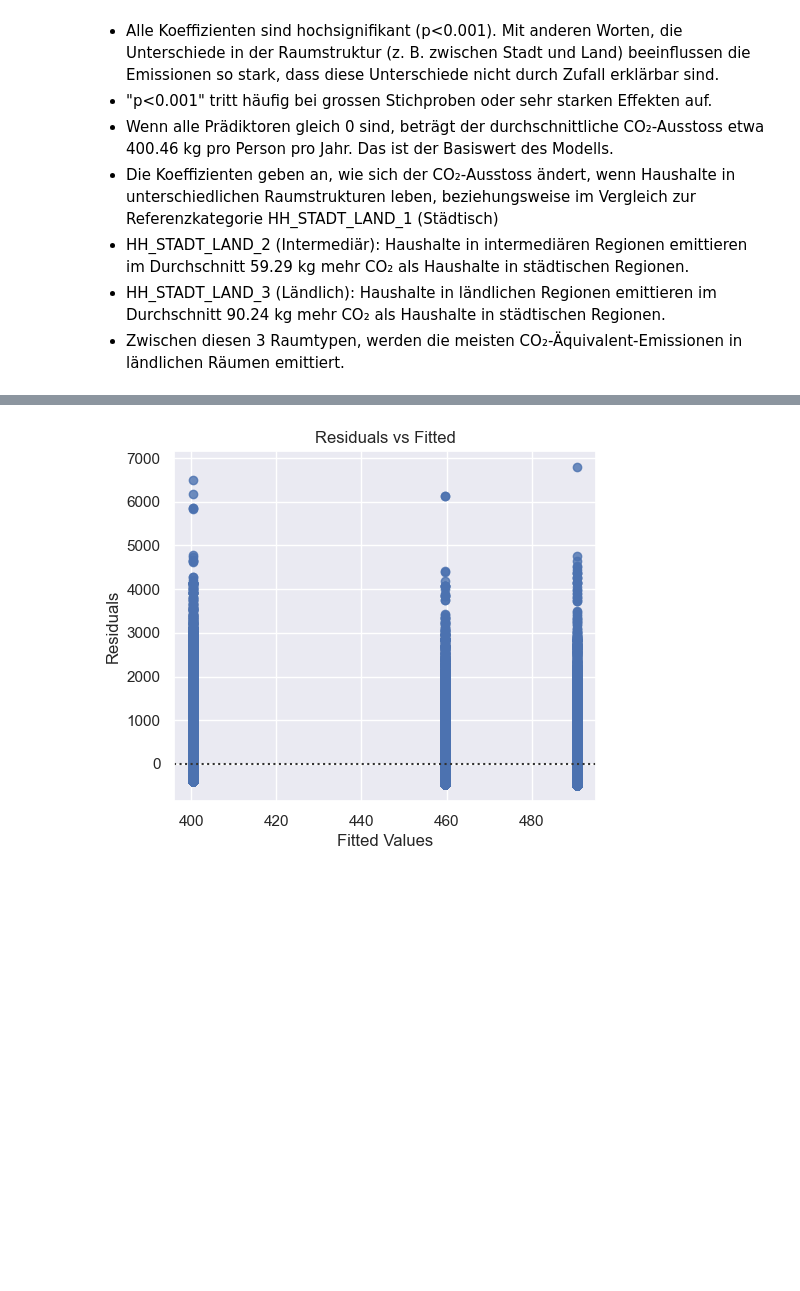
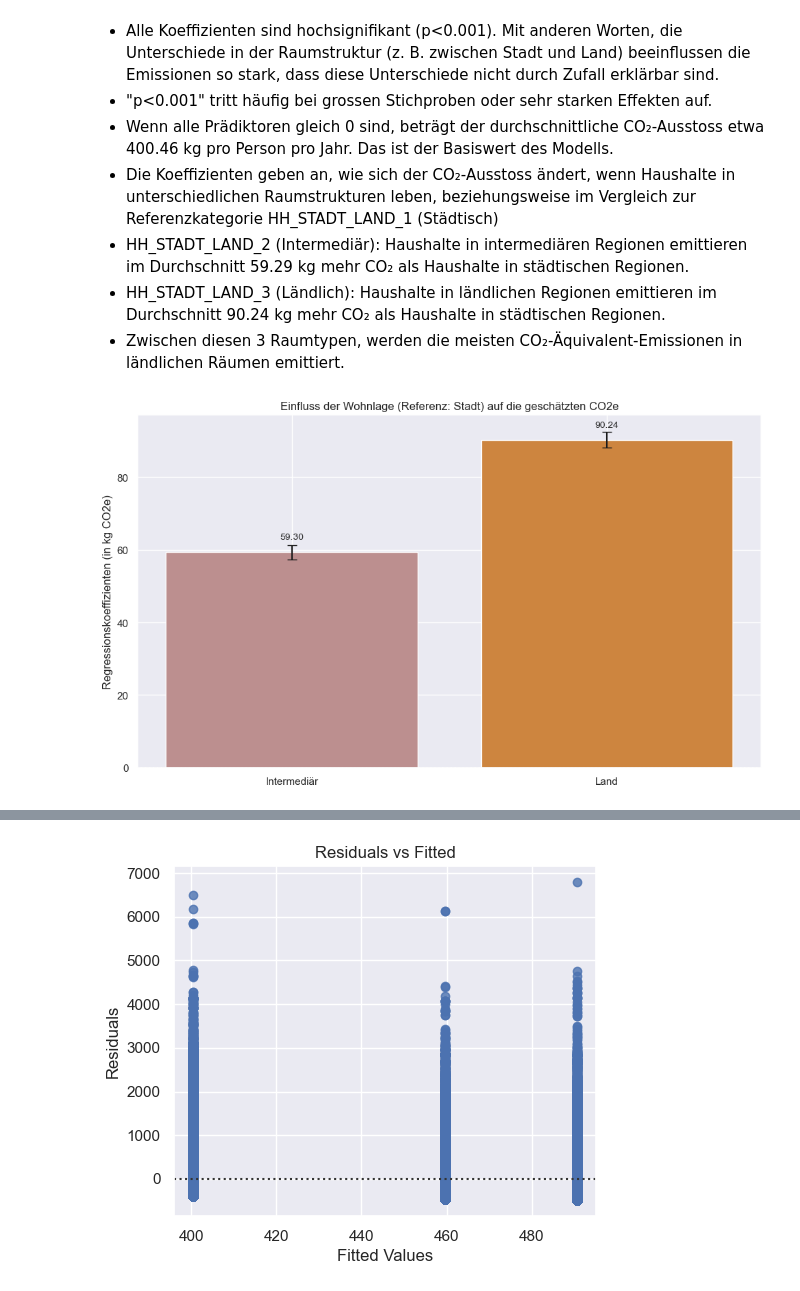
Before and after one commit to LeonidWouters/ANM, a Jupyter notebook: Modell_Stadt-Land-Intermediaer.ipynb, the cells around one changed output, grey strips where cells are left out. Drawn from its saved outputs; the diff is of its cells as text; code cells hidden in the pictures; blank space fills up the shorter version.

Commit message:
Balkengrafik und Einheitskorr.

```diff
--- a/Modell_Stadt-Land-Intermediaer.ipynb
+++ b/Modell_Stadt-Land-Intermediaer.ipynb
@@ -300,6 +300,42 @@ Notes:
 - HH_STADT_LAND_2 (Intermediär): Haushalte in intermediären Regionen emittieren im Durchschnitt 59.29 kg mehr CO₂ als Haushalte in städtischen Regionen.
 - HH_STADT_LAND_3 (Ländlich): Haushalte in ländlichen Regionen emittieren im Durchschnitt 90.24 kg mehr CO₂ als Haushalte in städtischen Regionen.
 - Zwischen diesen 3 Raumtypen, werden die meisten CO₂-Äquivalent-Emissionen in ländlichen Räumen emittiert.
+# %%
+# Visualisierung Lineare Regression (Raumstruktur)
+# Relevante Koeffizienten und Standardfehler aus dem neuen Modell
+coefficients = model.params[['HH_STADT_LAND_2', 'HH_STADT_LAND_3']]
+errors = model.bse[['HH_STADT_LAND_2', 'HH_STADT_LAND_3']]  # Standardfehler
+
+# Achsenwerte
+classes = ['Intermediär', 'Land']
+y_pos = np.arange(len(classes))
+
+# Balkendiagramm erstellen
+plt.figure(figsize=(10, 6))
+bars = plt.bar(y_pos, coefficients, yerr=errors, capsize=5, color=['rosybrown', 'peru'])
+
+# Werte in den Balken anzeigen
+for bar, coeff in zip(bars, coefficients):
+    height = bar.get_height()
+    plt.text(
+        bar.get_x() + bar.get_width() / 2,  # x-Koordinate (Mitte des Balkens)
+        height + 3,  # y-Koordinate (leicht oberhalb des Balkens)
+        f'{coeff:.2f}',  # Formatierung der Werte
+        ha='center', va='bottom' if height > 0 else 'top',  # Textausrichtung
+        fontsize=10
+    )
+
+# Achsentitel und Beschriftungen
+plt.axhline(0, color='black', linewidth=0.8, linestyle='--')  # Null-Linie
+plt.xticks(y_pos, classes, rotation=0)
+plt.ylabel('Regressionskoeffizienten (in kg CO2e)')
+plt.title('Einfluss der Wohnlage (Referenz: Stadt) auf die geschätzten CO2e')
+
+# Diagramm anzeigen
+plt.tight_layout()
+plt.show()
+# %% [output]
+[figure, added]
 # %%
 # Polynomielle Regression (2. Grades)
 # Polynomial Features erstellen
```
Also changed, not shown: parts of 10 cells of this notebook.
